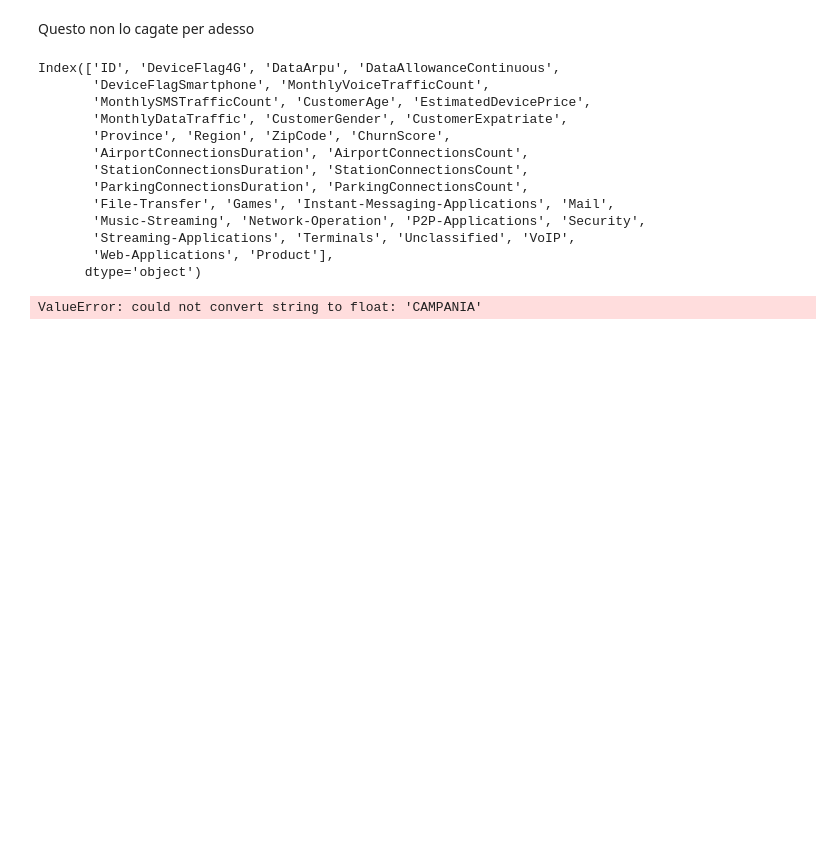
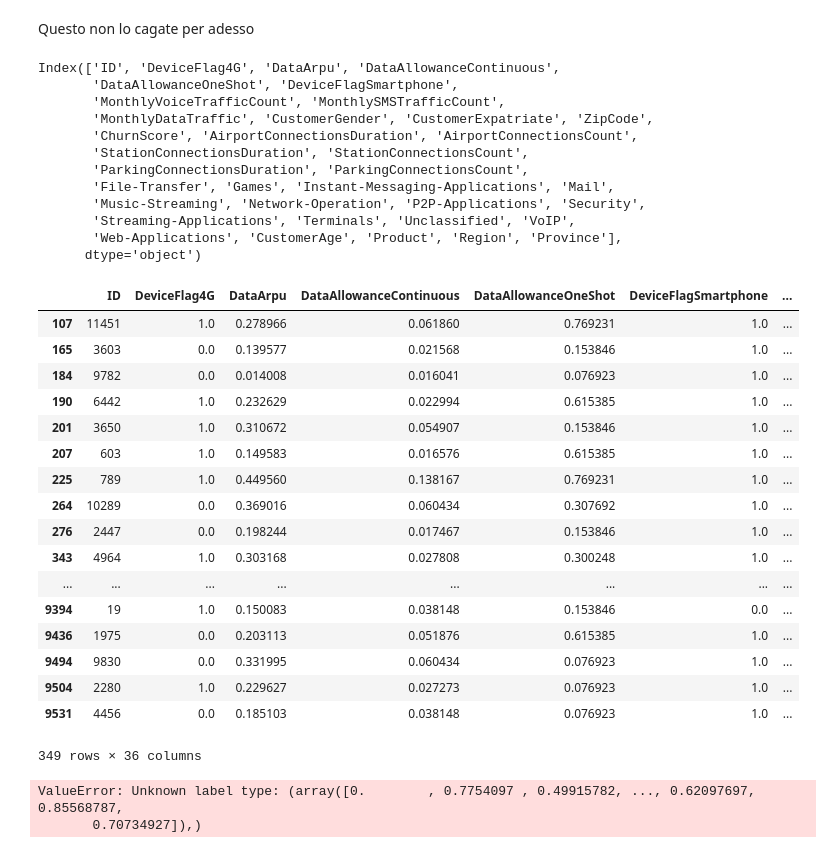
Before and after one commit to EugenioTL/Vodafone_Challenge, a Jupyter notebook: Vodafone.ipynb, the cells around one changed output. Drawn from its saved outputs; the diff is of its cells as text; code cells hidden in the pictures; blank space fills up the shorter version.

Commit message:
new
All float

```diff
--- a/Vodafone.ipynb
+++ b/Vodafone.ipynb
@@ -323,22 +328,44 @@ dtype: int64
 Questo non lo cagate per adesso
 # %%
 prova = train_data.drop('DataAllowanceOneShot', axis=1)
+prova = train_data.drop('EstimatedDevicePrice', axis=1)
 prova = prova.dropna()
 prova.columns
 # %% [output]
 Index(['ID', 'DeviceFlag4G', 'DataArpu', 'DataAllowanceContinuous',
-       'DeviceFlagSmartphone', 'MonthlyVoiceTrafficCount',
-       'MonthlySMSTrafficCount', 'CustomerAge', 'EstimatedDevicePrice',
-       'MonthlyDataTraffic', 'CustomerGender', 'CustomerExpatriate',
-       'Province', 'Region', 'ZipCode', 'ChurnScore',
-       'AirportConnectionsDuration', 'AirportConnectionsCount',
+       'DataAllowanceOneShot', 'DeviceFlagSmartphone',
+       'MonthlyVoiceTrafficCount', 'MonthlySMSTrafficCount',
+       'MonthlyDataTraffic', 'CustomerGender', 'CustomerExpatriate', 'ZipCode',
+       'ChurnScore', 'AirportConnectionsDuration', 'AirportConnectionsCount',
        'StationConnectionsDuration', 'StationConnectionsCount',
        'ParkingConnectionsDuration', 'ParkingConnectionsCount',
        'File-Transfer', 'Games', 'Instant-Messaging-Applications', 'Mail',
        'Music-Streaming', 'Network-Operation', 'P2P-Applications', 'Security',
        'Streaming-Applications', 'Terminals', 'Unclassified', 'VoIP',
-       'Web-Applications', 'Product'],
+       'Web-Applications', 'CustomerAge', 'Product', 'Region', 'Province'],
       dtype='object')
+# %%
+prova.isnull().sum()
+prova
+# %% [output]
+|  | ID | DeviceFlag4G | DataArpu | DataAllowanceContinuous | DataAllowanceOneShot | DeviceFlagSmartphone | ... |
+| 107 | 11451 | 1.0 | 0.278966 | 0.061860 | 0.769231 | 1.0 | ... |
+| 165 | 3603 | 0.0 | 0.139577 | 0.021568 | 0.153846 | 1.0 | ... |
+| 184 | 9782 | 0.0 | 0.014008 | 0.016041 | 0.076923 | 1.0 | ... |
+| 190 | 6442 | 1.0 | 0.232629 | 0.022994 | 0.615385 | 1.0 | ... |
+| 201 | 3650 | 1.0 | 0.310672 | 0.054907 | 0.153846 | 1.0 | ... |
+| 207 | 603 | 1.0 | 0.149583 | 0.016576 | 0.615385 | 1.0 | ... |
+| 225 | 789 | 1.0 | 0.449560 | 0.138167 | 0.769231 | 1.0 | ... |
+| 264 | 10289 | 0.0 | 0.369016 | 0.060434 | 0.307692 | 1.0 | ... |
+| 276 | 2447 | 0.0 | 0.198244 | 0.017467 | 0.153846 | 1.0 | ... |
+| 343 | 4964 | 1.0 | 0.303168 | 0.027808 | 0.300248 | 1.0 | ... |
+| ... | ... | ... | ... | ... | ... | ... | ... |
+| 9394 | 19 | 1.0 | 0.150083 | 0.038148 | 0.153846 | 0.0 | ... |
+| 9436 | 1975 | 0.0 | 0.203113 | 0.051876 | 0.615385 | 1.0 | ... |
+| 9494 | 9830 | 0.0 | 0.331995 | 0.060434 | 0.076923 | 1.0 | ... |
+| 9504 | 2280 | 1.0 | 0.229627 | 0.027273 | 0.076923 | 1.0 | ... |
+| 9531 | 4456 | 0.0 | 0.185103 | 0.038148 | 0.076923 | 1.0 | ... |
+349 rows × 36 columns
 # %%
 array = np.asarray(prova)
 
@@ -353,4 +380,5 @@ from sklearn.feature_selection import chi2
 test = SelectKBest(score_func=chi2, k=3)
 fit = test.fit(X,Y)
 # %% [output]
-ValueError: could not convert string to float: 'CAMPANIA'
+ValueError: Unknown label type: (array([0.        , 0.7754097 , 0.49915782, ..., 0.62097697, 0.85568787,
+       0.70734927]),)
```
Also changed, not shown: parts of 2 cells of this notebook.
